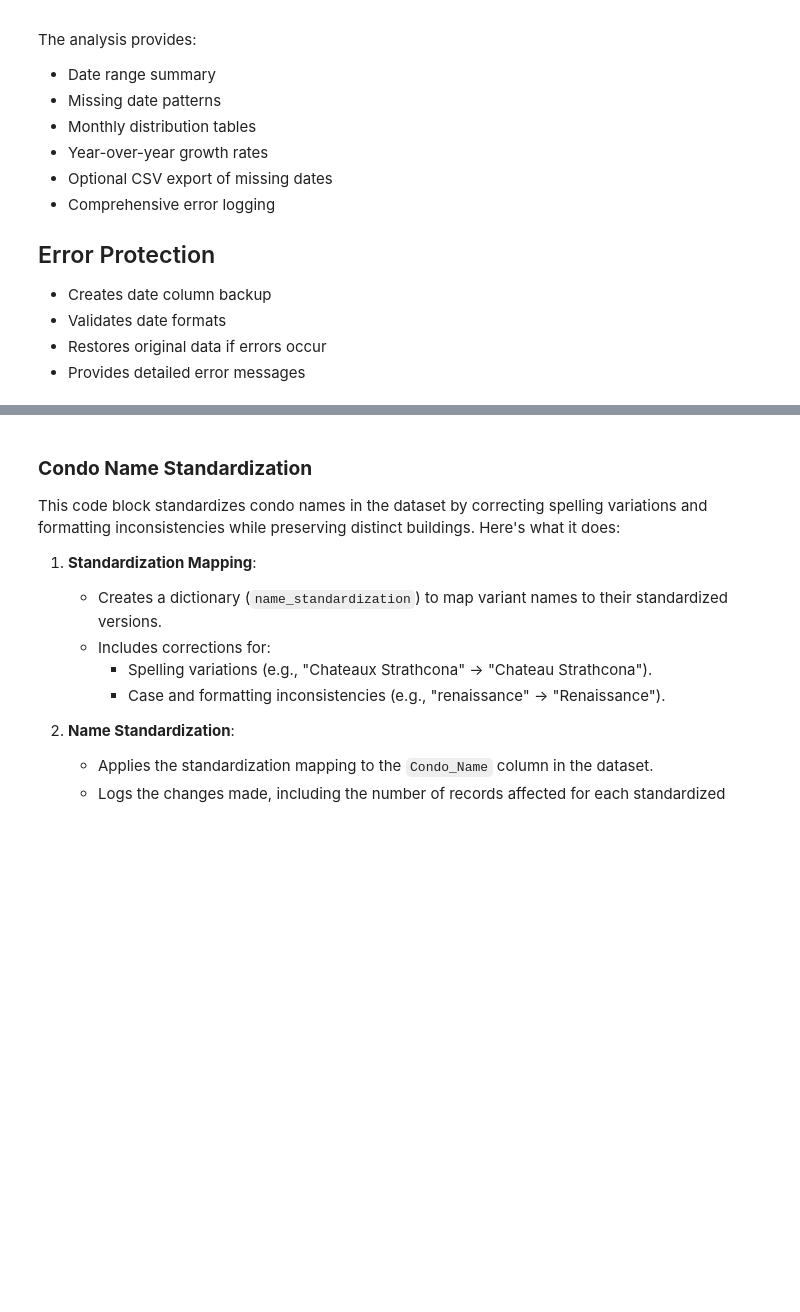
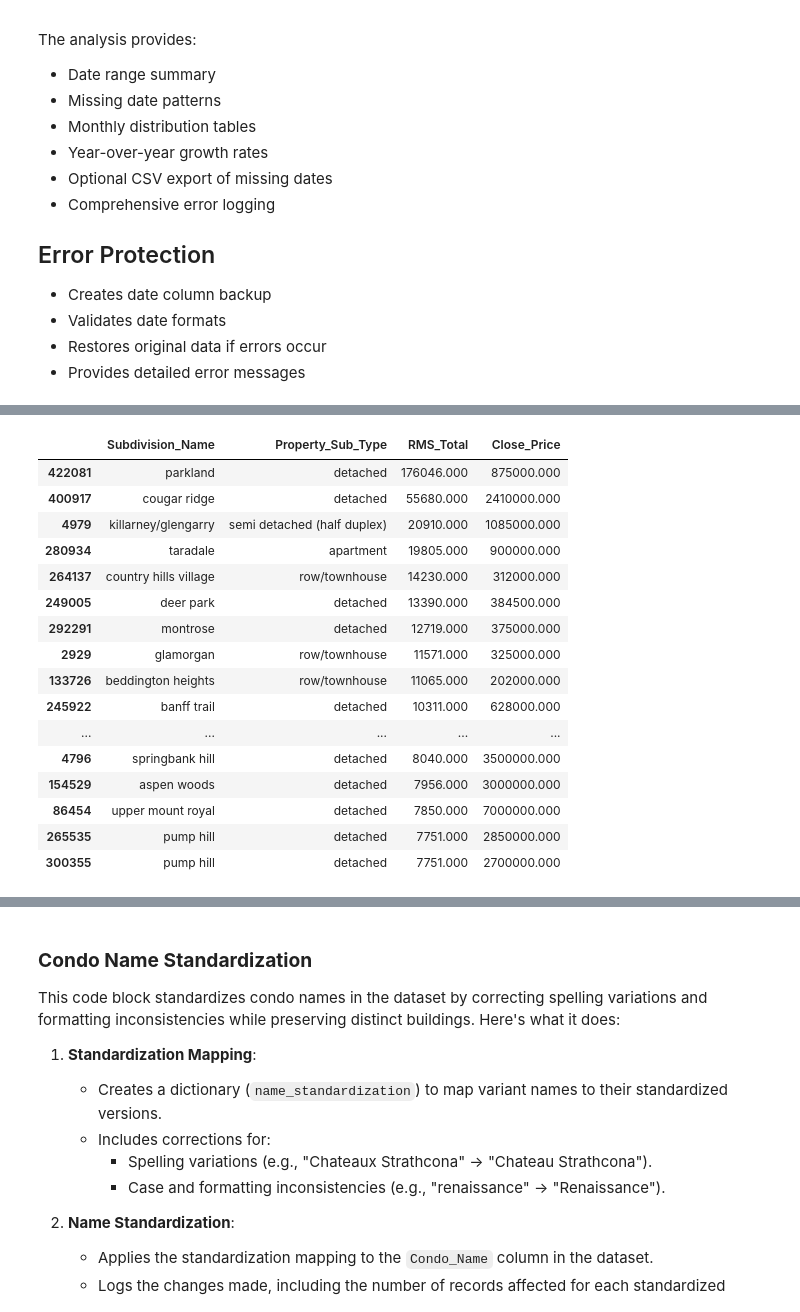
Before and after one commit to 33GuessSo88/MLS_Data_Project, a Jupyter notebook: Pillar9_Date_Loading_and_Cleaning.ipynb, the cells around one changed output, grey strips where cells are left out. Saved outputs shown, nothing was run; the diff lists cells and outputs as text; code cells hidden in the pictures; blank space fills up the shorter version.

```diff
--- a/Pillar9_Date_Loading_and_Cleaning.ipynb
+++ b/Pillar9_Date_Loading_and_Cleaning.ipynb
@@ -6634,0 +958,62 @@ distribution_analysis = analyze_condo_distribution(training_data)
+# %%
+# =================================================================================
+# CELL 6: MANUAL INSPECTION OF EXTREME RMS_TOTAL VALUES
+# =================================================================================
+"""
+This cell provides a read-only, manual inspection of the properties
+with the highest and lowest recorded square footage. This helps
+to manually identify anomalies and validate the corrections
+in the next cell.
+"""
+
+# --- Re-importing for cell modularity ---
+import pandas as pd
+from IPython.display import display
+import traceback
+
+try:
+    logger.log_info("--- Starting CELL 6: Extreme Value Inspection ---", also_print=True)
+
+    if 'combined_data' not in locals() or not isinstance(combined_data, pd.DataFrame):
+        raise NameError("Variable 'combined_data' not found. Please run previous cells.")
+
+    print(f"DataFrame shape at start: {combined_data.shape}")
+    print("Inspecting extreme values in 'combined_data'...")
+
+    # [BEST PRACTICE] Create a temporary copy for safe inspection.
+    inspection_df = combined_data.copy()
+
+    inspection_df['RMS_Total'] = pd.to_numeric(inspection_df['RMS_Total'], errors='coerce')
+    inspection_df['Close_Price'] = pd.to_numeric(inspection_df['Close_Price'], errors='coerce')
+
+    display_cols = ['Subdivision_Name', 'Property_Sub_Type', 'RMS_Total', 'Close_Price']
+
+    # --- Display the 20 LARGEST RMS values ---
+    print("\n" + "="*80)
+    print("TOP 20 LARGEST RMS_Total VALUES")
+    print("="*80)
+    largest_rms = inspection_df.sort_values(by='RMS_Total', ascending=False).head(20)
+    display(largest_rms[display_cols])
+
+    # --- Display the 20 SMALLEST (but > 0) RMS values ---
+    print("\n" + "="*80)
+    print("TOP 20 SMALLEST (Positive) RMS_Total VALUES")
+    print("="*80)
+    # [GOOD LOGIC] Filtering for > 0 avoids zeros or errors.
+    smallest_rms = inspection_df[inspection_df['RMS_Total'] > 0].sort_values(by='RMS_Total', ascending=True).head(20)
+    display(smallest_rms[display_cols])
+
+except (NameError, Exception) as e:
+    logger.log_error(f"Error during value inspection: {e}", also_print=True)
+    logger.log_info(f"Traceback:\n{traceback.format_exc()}")
+finally:
+    # This is a read-only step, so no data changes
+    if 'combined_data' in locals() and isinstance(combined_data, pd.DataFrame):
+        print(f"\nDataFrame shape at end: {combined_data.shape} (unchanged)")
+    check_memory_usage()
+    logger.display_log_summary()
+
+print("\n" + "="*80)
+print("✅ CELL 6 COMPLETE.")
+print("="*80)
+# %% [output]
@@ -6634,0 +1027,17 @@ distribution_analysis = analyze_condo_distribution(training_data)
+|  | Subdivision_Name | Property_Sub_Type | RMS_Total | Close_Price |
+| 422081 | parkland | detached | 176046.000 | 875000.000 |
+| 400917 | cougar ridge | detached | 55680.000 | 2410000.000 |
+| 4979 | killarney/glengarry | semi detached (half duplex) | 20910.000 | 1085000.000 |
+| 280934 | taradale | apartment | 19805.000 | 900000.000 |
+| 264137 | country hills village | row/townhouse | 14230.000 | 312000.000 |
+| 249005 | deer park | detached | 13390.000 | 384500.000 |
+| 292291 | montrose | detached | 12719.000 | 375000.000 |
+| 2929 | glamorgan | row/townhouse | 11571.000 | 325000.000 |
+| 133726 | beddington heights | row/townhouse | 11065.000 | 202000.000 |
+| 245922 | banff trail | detached | 10311.000 | 628000.000 |
+| ... | ... | ... | ... | ... |
+| 4796 | springbank hill | detached | 8040.000 | 3500000.000 |
+| 154529 | aspen woods | detached | 7956.000 | 3000000.000 |
+| 86454 | upper mount royal | detached | 7850.000 | 7000000.000 |
+| 265535 | pump hill | detached | 7751.000 | 2850000.000 |
+| 300355 | pump hill | detached | 7751.000 | 2700000.000 |
```
Also changed, not shown: parts of 99 cells of this notebook.
